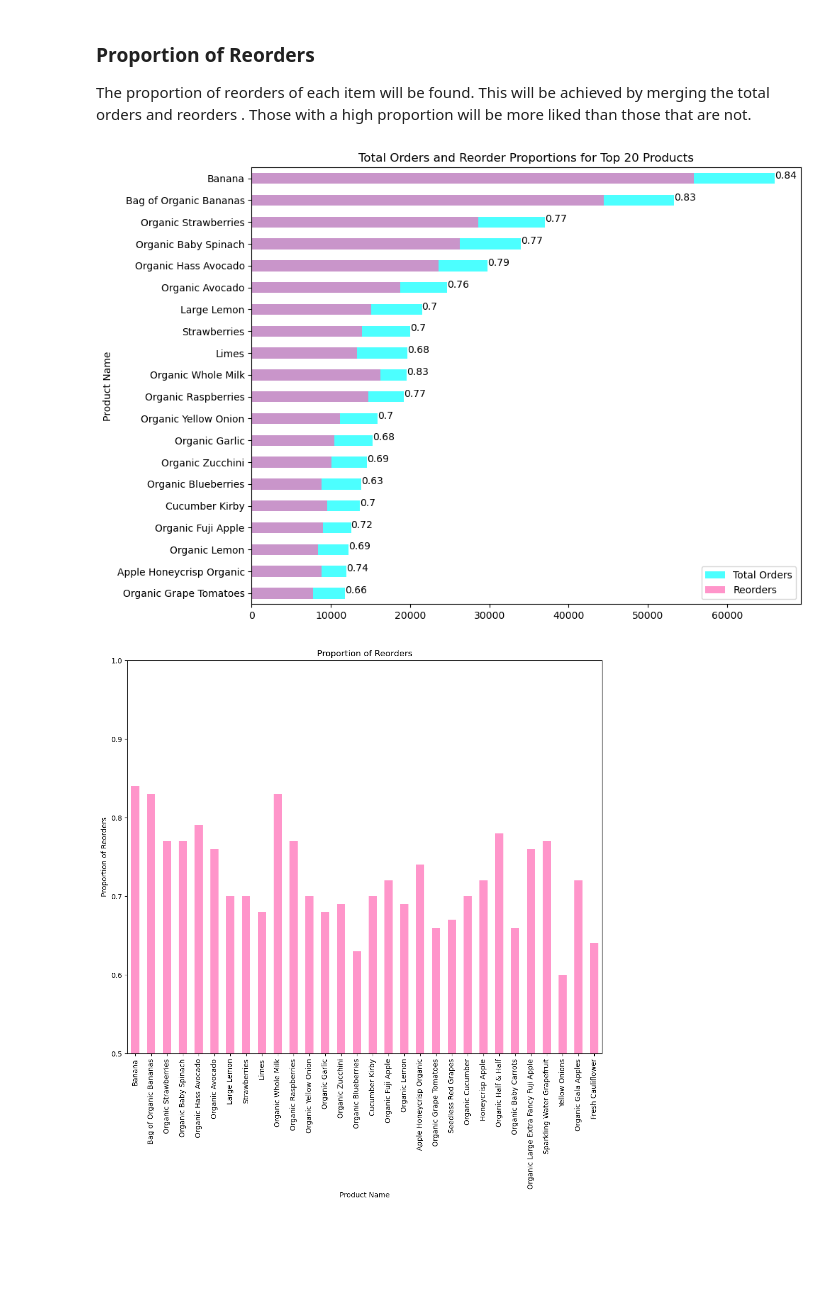
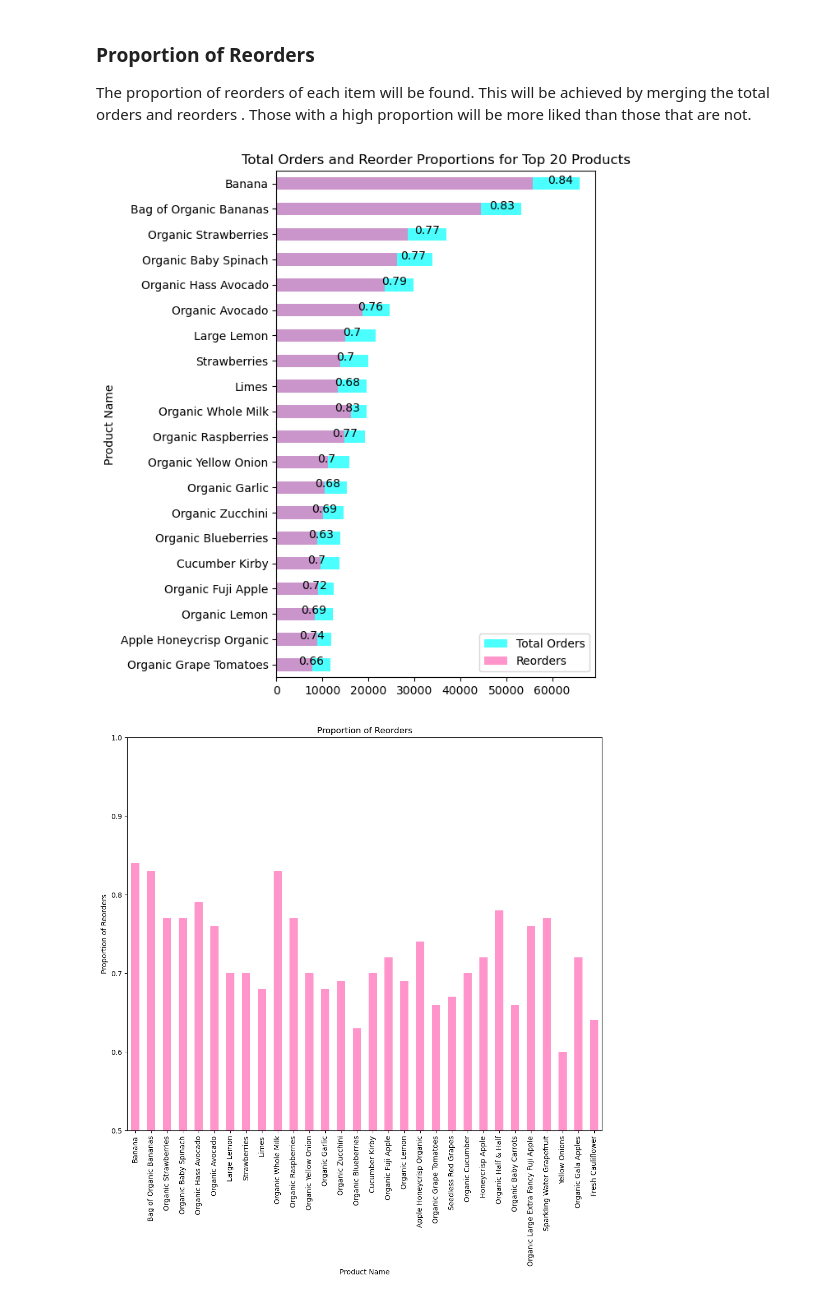
Before and after one commit to danp0kes/triple-ten-projects, a Jupyter notebook: instacart-eda/instacart.ipynb, the cells around one changed output. Saved outputs shown, nothing was run; the diff lists cells and outputs as text; code cells hidden in the pictures; blank space fills up the shorter version.

```diff
--- a/instacart-eda/instacart.ipynb
+++ b/instacart-eda/instacart.ipynb
@@ -641,32 +676,32 @@ top_merged = merged.sort_values(by='total_orders', ascending=False).head(30)
 # %%
 import matplotlib.pyplot as plt
 
 # Reverse the order of the data
 total_orders_reversed = top_merged['total_orders'][0:20][::-1]
 reorders_reversed = top_merged['reorders'][0:20][::-1]
 proportion_reversed = top_merged['proportion'][0:20][::-1]
 
 # Plot total_ordered against reorders
 total_orders_reversed.plot(kind='barh', title='Total Orders and Reorder Proportions for Top 20 Products',
-                           figsize=[10,8], color='aqua', alpha=0.7)
+                           figsize=[5,8], color='aqua', alpha=0.7)
 
 # Add in proportion of reorders as labels
 for index, value in enumerate(total_orders_reversed):
-    plt.text(value, index, '' + str(proportion_reversed.iloc[index]) + '')
+    plt.text(value-7000, index, '' + str(proportion_reversed.iloc[index]) + '')
 
 # Plot total
 reorders_reversed.plot(kind='barh', color='hotpink', alpha=0.7)
 
 # Add labels
 plt.ylabel('Product Name')
 
 # Add legend
 plt.legend(['Total Orders', 'Reorders'])
 
 # Show plot
 plt.show()
 # %% [output]
-[figure, old version]
+[figure, new version]
 # %%
 # plot proportion of reorders
 top_merged['proportion'][0:30].plot(kind='bar', title='Proportion of Reorders',
```
Also changed, not shown: parts of 2 cells of this notebook.
